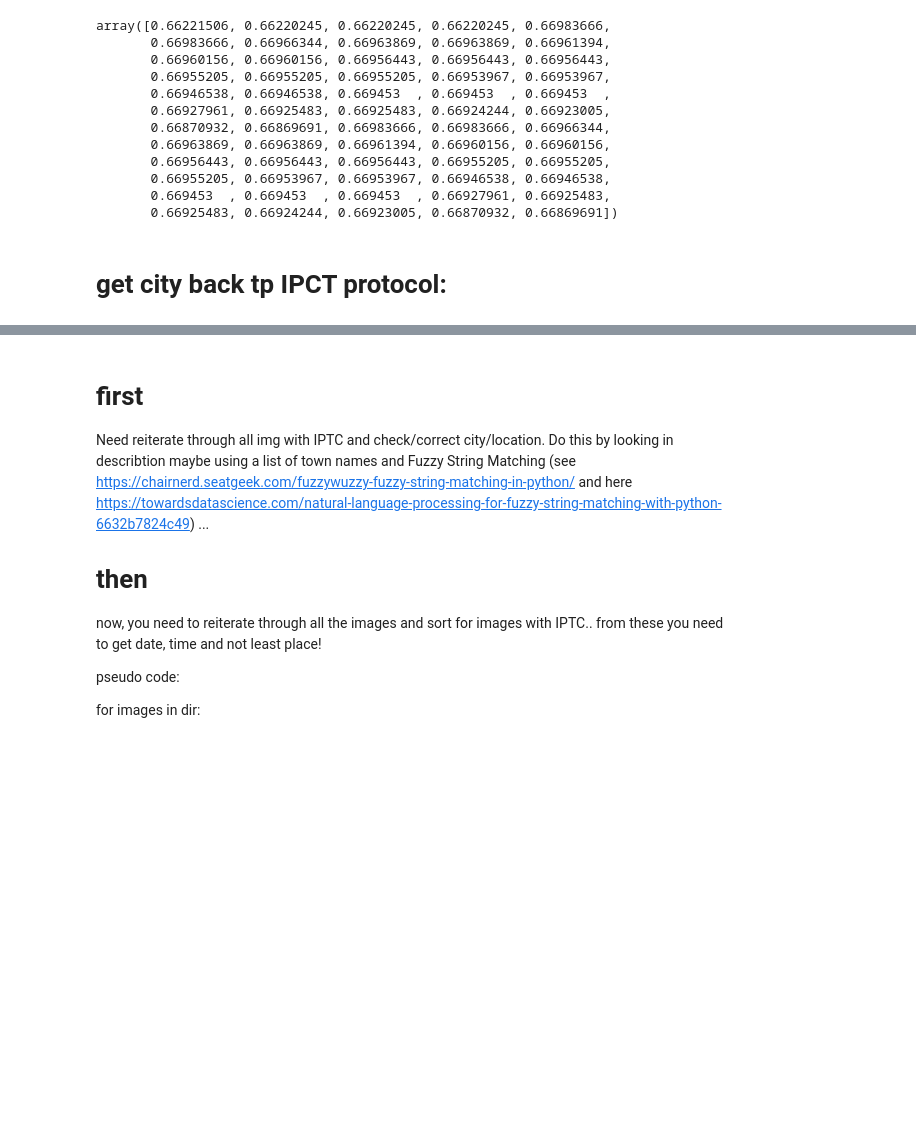
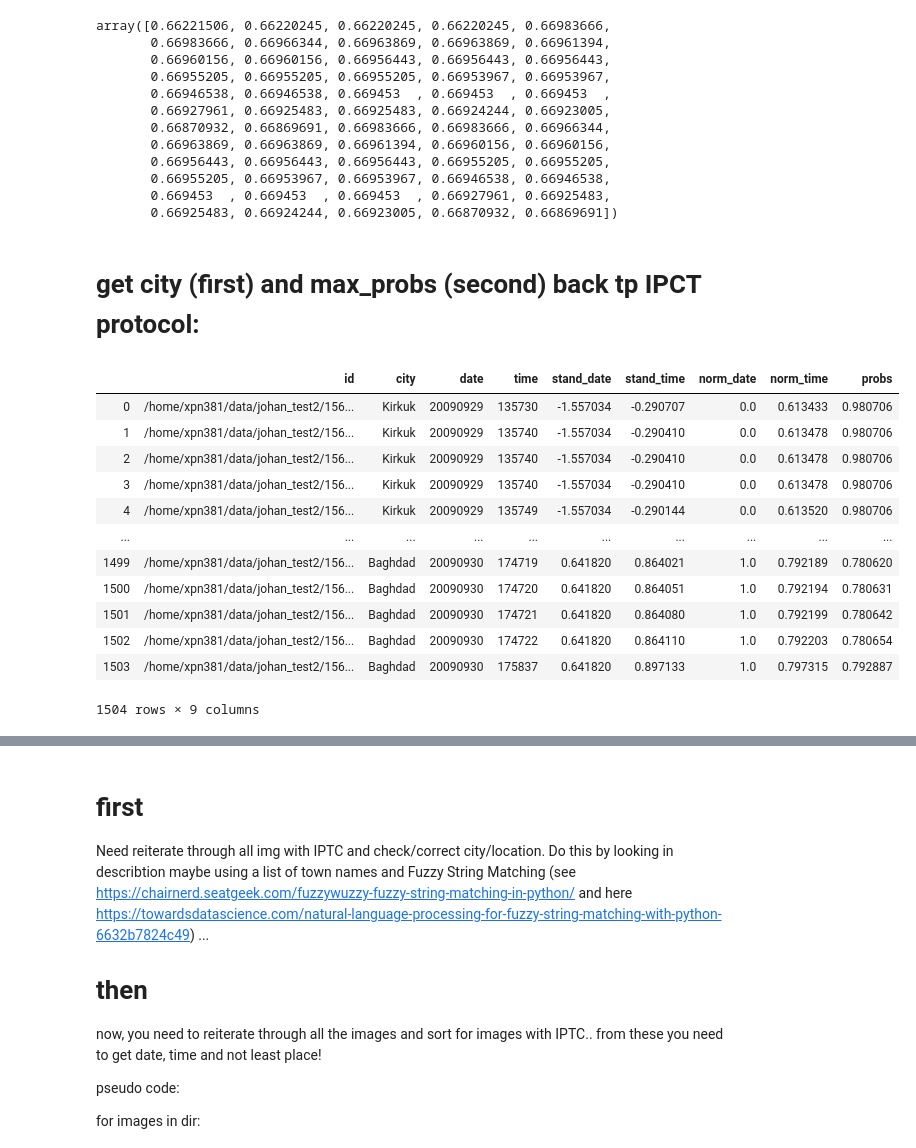
Before and after one commit to Polichinel/PhD_minsc, a Jupyter notebook: testNotebook5.ipynb, the cells around one changed output, grey strips where cells are left out. Saved outputs shown, nothing was run; the diff lists cells and outputs as text; code cells hidden in the pictures; blank space fills up the shorter version.

Commit message:
crated df_pred and stated on interpolating IPTC loop

```diff
--- a/testNotebook5.ipynb
+++ b/testNotebook5.ipynb
@@ -324,5 +328,23 @@ array([0.66221506, 0.66220245, 0.66220245, 0.66220245, 0.66983666,
        0.66955205, 0.66953967, 0.66953967, 0.66946538, 0.66946538,
        0.669453  , 0.669453  , 0.669453  , 0.66927961, 0.66925483,
        0.66925483, 0.66924244, 0.66923005, 0.66870932, 0.66869691])
+# %%
+df_pred['probs'] = max_probs
 # %% [markdown]
-# get city back tp IPCT protocol:
+# get city (first) and max_probs (second) back tp IPCT protocol:
+# %%
+df_pred
+# %% [output]
+|  | id | city | date | time | stand_date | stand_time | norm_date | norm_time | probs |
+| 0 | /home/xpn381/data/johan_test2/156... | Kirkuk | 20090929 | 135730 | -1.557034 | -0.290707 | 0.0 | 0.613433 | 0.980706 |
+| 1 | /home/xpn381/data/johan_test2/156... | Kirkuk | 20090929 | 135740 | -1.557034 | -0.290410 | 0.0 | 0.613478 | 0.980706 |
+| 2 | /home/xpn381/data/johan_test2/156... | Kirkuk | 20090929 | 135740 | -1.557034 | -0.290410 | 0.0 | 0.613478 | 0.980706 |
+| 3 | /home/xpn381/data/johan_test2/156... | Kirkuk | 20090929 | 135740 | -1.557034 | -0.290410 | 0.0 | 0.613478 | 0.980706 |
+| 4 | /home/xpn381/data/johan_test2/156... | Kirkuk | 20090929 | 135749 | -1.557034 | -0.290144 | 0.0 | 0.613520 | 0.980706 |
+| ... | ... | ... | ... | ... | ... | ... | ... | ... | ... |
+| 1499 | /home/xpn381/data/johan_test2/156... | Baghdad | 20090930 | 174719 | 0.641820 | 0.864021 | 1.0 | 0.792189 | 0.780620 |
+| 1500 | /home/xpn381/data/johan_test2/156... | Baghdad | 20090930 | 174720 | 0.641820 | 0.864051 | 1.0 | 0.792194 | 0.780631 |
+| 1501 | /home/xpn381/data/johan_test2/156... | Baghdad | 20090930 | 174721 | 0.641820 | 0.864080 | 1.0 | 0.792199 | 0.780642 |
+| 1502 | /home/xpn381/data/johan_test2/156... | Baghdad | 20090930 | 174722 | 0.641820 | 0.864110 | 1.0 | 0.792203 | 0.780654 |
+| 1503 | /home/xpn381/data/johan_test2/156... | Baghdad | 20090930 | 175837 | 0.641820 | 0.897133 | 1.0 | 0.797315 | 0.792887 |
+1504 rows × 9 columns
```
Also changed, not shown: parts of 4 cells of this notebook.
